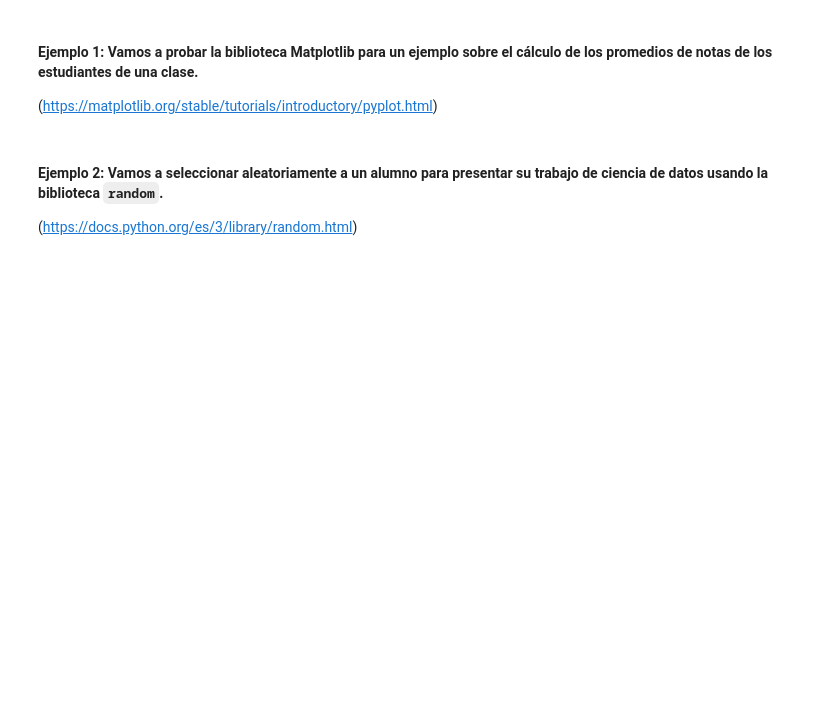
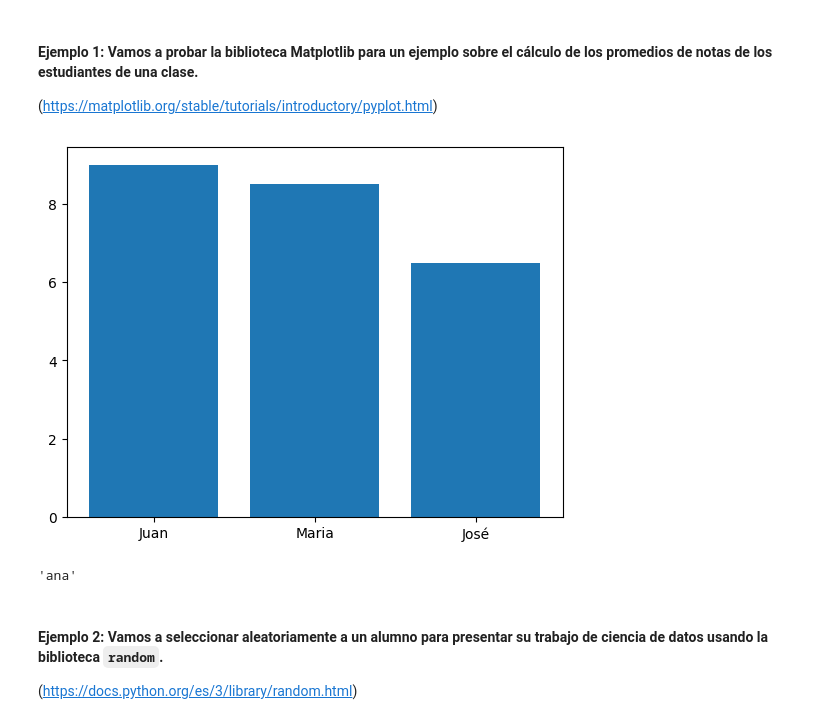
Before and after one commit to kikin995/2048-python-para-data-science-trabajar-con-funciones, a Jupyter notebook: Python_para_Data_Science.ipynb, the cells around one changed output. Drawn from its saved outputs; the diff is of its cells as text; code cells hidden in the pictures; blank space fills up the shorter version.

```diff
--- a/Python_para_Data_Science.ipynb
+++ b/Python_para_Data_Science.ipynb
@@ -42,3 +50,11 @@ Requirement already satisfied: six>=1.5 in /usr/local/lib/python3.12/dist-packag
 #### Ejemplo 1: Vamos a probar la biblioteca Matplotlib para un ejemplo sobre el cálculo de los promedios de notas de los estudiantes de una clase.
 
 (https://matplotlib.org/stable/tutorials/introductory/pyplot.html)
+# %%
+estudiantes = ['Juan', 'Maria', 'José']
+notas = [9.0, 8.5, 6.5]
+# %%
+plt.bar(estudiantes, notas)
+plt.show()
+# %% [output]
+[figure, added]
@@ -45,3 +67,8 @@ Requirement already satisfied: six>=1.5 in /usr/local/lib/python3.12/dist-packag
+# %%
+estudiantes= choice(estudiantes2)
+estudiantes
+# %% [output]
+'ana'
 # %% [markdown]
 #### Ejemplo 2: Vamos a seleccionar aleatoriamente a un alumno para presentar su trabajo de ciencia de datos usando la biblioteca `random`.
 
```
Also changed, not shown: parts of 6 cells of this notebook.
